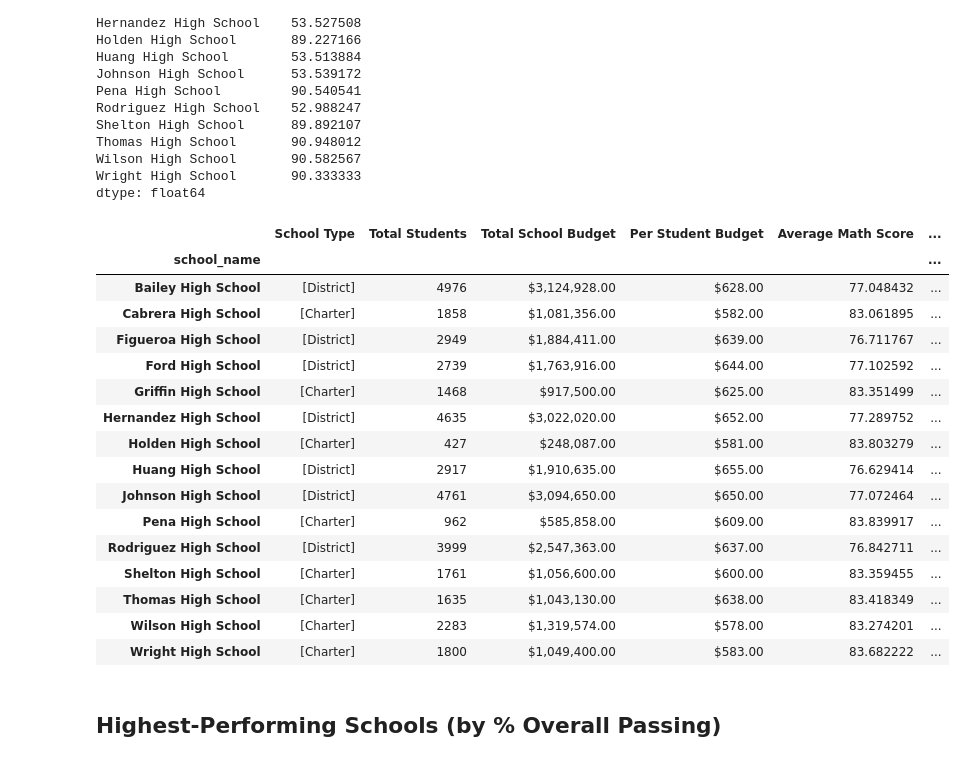
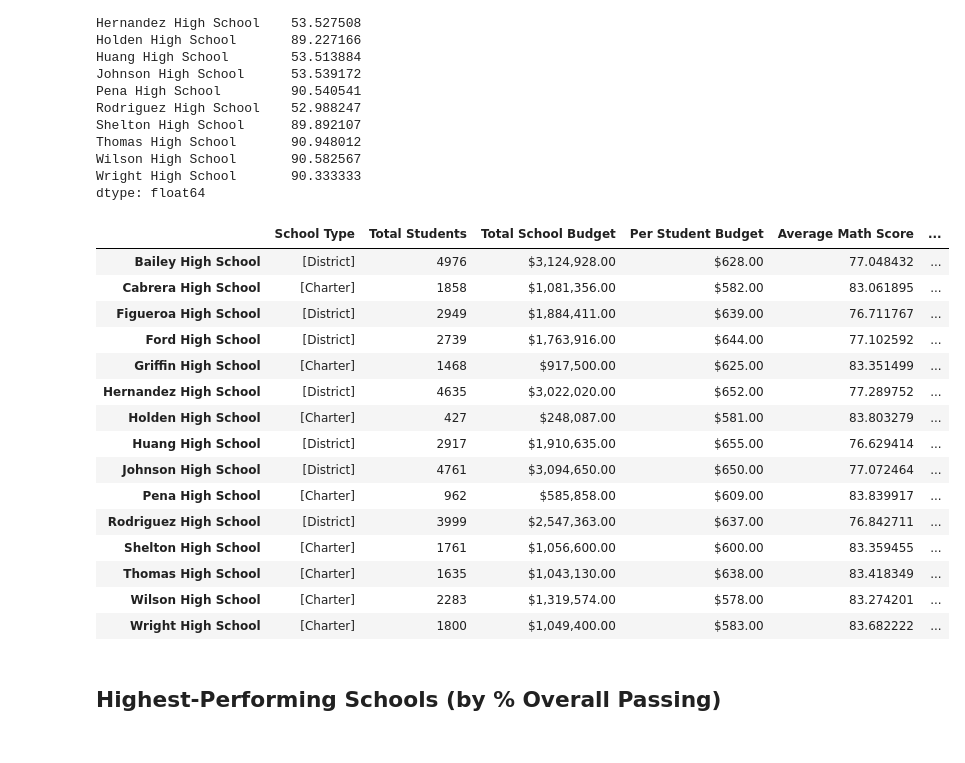
Before and after one commit to Ray-Marshal/pandas-challenge, a Jupyter notebook: PyCitySchools/PyCitySchools_final.ipynb, the cells around one changed output. Saved outputs shown, nothing was run; the diff lists cells and outputs as text; code cells hidden in the pictures.

```diff
--- a/PyCitySchools/PyCitySchools_final.ipynb
+++ b/PyCitySchools/PyCitySchools_final.ipynb
@@ -315,34 +313,35 @@ dtype: float64
 # %%
 # Create a DataFrame called `per_school_summary` with columns for the calculations above.
 per_school_summary = pd.concat([school_types, per_school_counts,
                                 per_school_budget, per_school_capita,
                                 per_school_math, per_school_reading,
                                 per_school_passing_math, per_school_passing_reading,
                                 overall_passing_rate
-                                ], axis=1
+                                ], axis=1,
                                 )
-per_school_summary = per_school_summary.rename(columns={"type": "School Type",
+per_school_summary = per_school_summary.rename(columns={"school_name": " ",
+                                                        "type": "School Type",
                                                         "Student ID": "Total Students",
                                                         "budget": "Total School Budget",
                                                         0: "Per Student Budget",
                                                         "math_score": "Average Math Score",
                                                         "reading_score": "Average Reading Score",
                                                         1: "% Passing Math",
                                                         2: "% Passing Reading",
                                                         3: "% Overall Passing"
                                                         }
                                                 )
 
 
 # Formatting
 per_school_summary["Total School Budget"] = per_school_summary["Total School Budget"].map("${:,.2f}".format)
 per_school_summary["Per Student Budget"] = per_school_summary["Per Student Budget"].map("${:,.2f}".format)
+per_school_summary.index.name = None
 
 # Display the DataFrame
 per_school_summary
 # %% [output]
 |  | School Type | Total Students | Total School Budget | Per Student Budget | Average Math Score | ... |
-| school_name |  |  |  |  |  | ... |
 | Bailey High School | [District] | 4976 | $3,124,928.00 | $628.00 | 77.048432 | ... |
 | Cabrera High School | [Charter] | 1858 | $1,081,356.00 | $582.00 | 83.061895 | ... |
 | Figueroa High School | [District] | 2949 | $1,884,411.00 | $639.00 | 76.711767 | ... |
```
Also changed, not shown: parts of 8 cells of this notebook.
